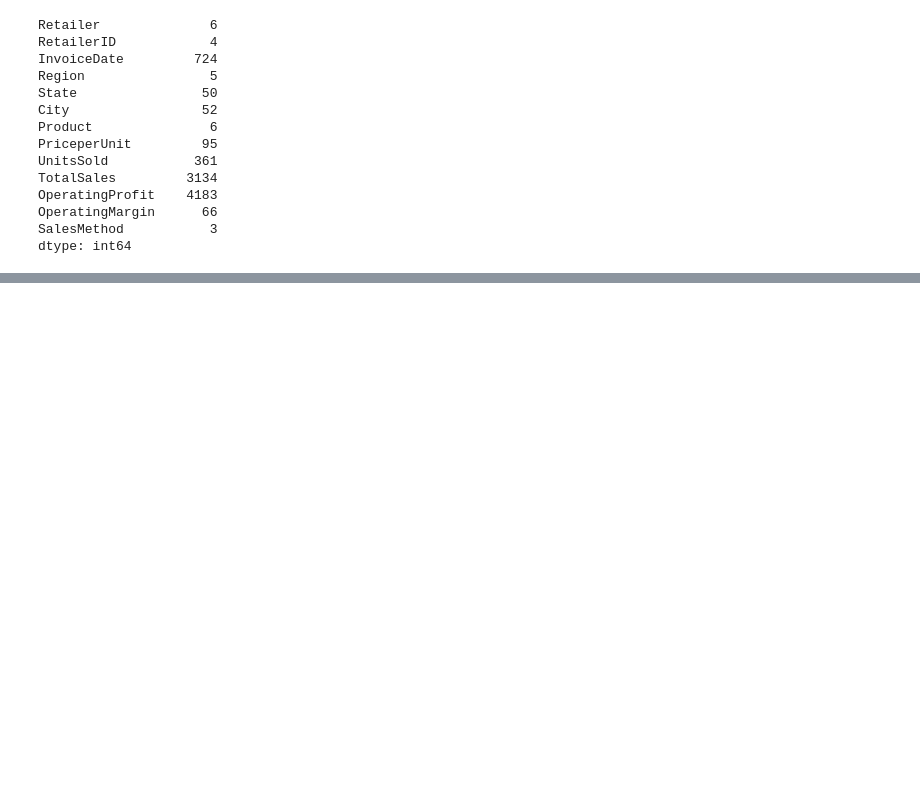
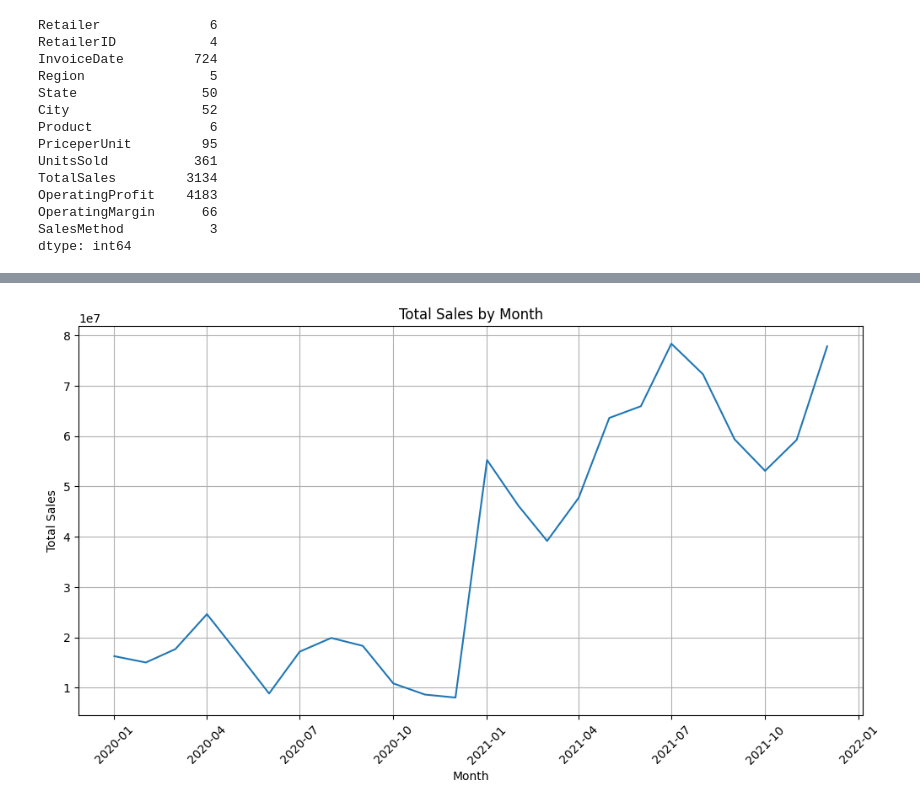
Before and after one commit to thegreatdon40/Final-Project-Data_Analytics, a Jupyter notebook: sales.ipynb, the cells around one changed output, grey strips where cells are left out. Saved outputs shown, nothing was run; the diff lists cells and outputs as text; code cells hidden in the pictures; blank space fills up the shorter version.

```diff
--- a/sales.ipynb
+++ b/sales.ipynb
@@ -166,0 +168,33 @@ sns.lineplot(data= sales, x='InvoiceDate', y='UnitsSold')
+# %%
+
+#Creating sales_months and dropping all the null values
+sales_months = sales[['TotalSales','InvoiceDate']]
+sales_months = sales_months.dropna(subset=['InvoiceDate'])
+
+#Making column InvoiceMonth and making the dtype string
+sales_months['InvoiceMonth'] = sales_months['InvoiceDate'].dt.month.astype(str)
+
+#Making Column InvoiceYear dtype string
+sales_months['InvoiceYear'] = sales_months['InvoiceDate'].dt.year.astype(str)
+
+
+#All the months data is brought together and units sold is summed
+sales_months = sales_months.groupby(['InvoiceMonth','InvoiceYear'])['TotalSales'].sum().reset_index()
+
+#Creating a new column off the other two for graphing purposes
+sales_months['InvoiceMonthYear'] = sales_months['InvoiceMonth'] + '-' + sales_months['InvoiceYear']
+sales_months['InvoiceMonthYear'] = sales_months['InvoiceMonthYear'].astype('datetime64[s]')
+
+#Sorting the data by the monthyear
+sales_months = sales_months[['TotalSales', 'InvoiceMonth', 'InvoiceYear', 'InvoiceMonthYear']].sort_values(by='InvoiceMonthYear', ascending=True)
+
+#Plotting the Data
+plt.figure(figsize=(12,6))
+sns.lineplot(data= sales_months, x='InvoiceMonthYear', y='TotalSales')
+plt.title('Total Sales by Month')
+plt.xlabel('Month')
+plt.xticks(rotation=45)
+plt.ylabel('Total Sales')
+plt.grid()
+# %% [output]
+[figure, added]
```
Also changed, not shown: parts of 20 cells of this notebook.
